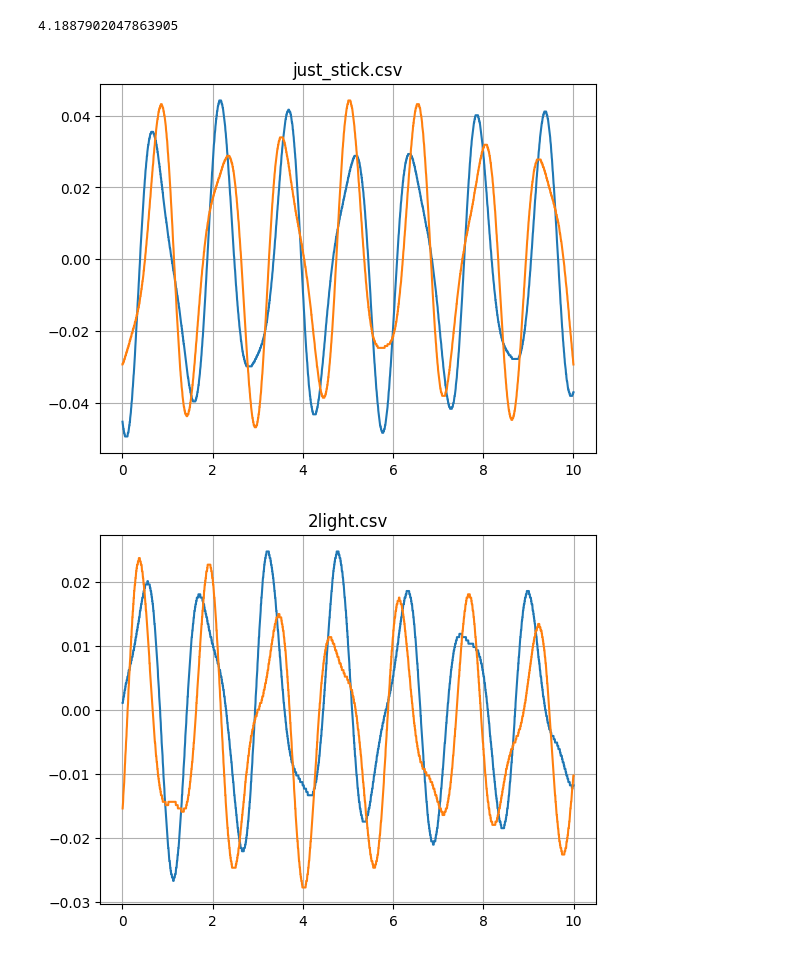
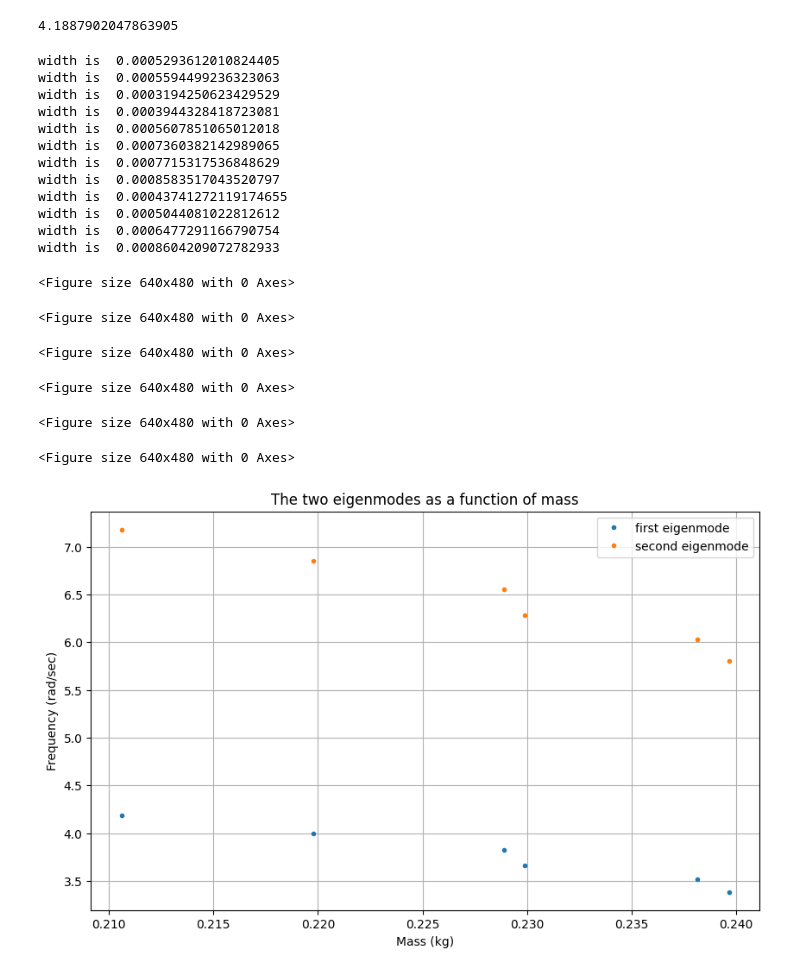
Before and after one commit to ronniegertman/Waves, a Jupyter notebook: two_oscillators.ipynb, the cells around one changed output. Saved outputs shown, nothing was run; the diff lists cells and outputs as text; code cells hidden in the pictures.

```diff
--- a/two_oscillators.ipynb
+++ b/two_oscillators.ipynb
@@ -220,10 +229,9 @@ def calc_freq_fourier_simple(time, x):
 
   return 2*np.pi*(w1), 2*np.pi*(w2), var
 # %%
-def w1_w2_avg(time, x_cart1, x_cart2):
-  w1_cart1, w2_cart1, var1 = calc_freq_fourier_simple(time, x_cart1)
-  w1_cart2, w2_cart2, var2 = calc_freq_fourier_simple(time, x_cart2)
-  return (w1_cart1 + w1_cart2)/2, (w2_cart1 + w2_cart2)/2
+def w1_w2_avg(time, x_cart1, x_cart2, add):
+  w1, w2, var1 = better_fourier(time, x_cart1, x_cart2, add)
+  return w1, w2
 # %%
 def calc_freq_simple(dt, Nperiods):
   return 2*np.pi*Nperiods/dt
@@ -234,30 +242,53 @@ calc_freq_simple(3, 2)
 # %%
 def analyze_data(files_array, weights_array):
   w1_array = []
   w2_array = []
+  add = 100
   for file in files_array:
     data = pd.read_csv(file)
     time = data['time(s)'].values
     x_cart1 = data['count B'].values * counts_to_meter
     x_cart2 = data['count A'].values * counts_to_meter
     plt.figure()
-    plt.plot(time, x_cart1, label="cart1")
-    plt.plot(time, x_cart2, label="cart2")
-    plt.grid()
-    plt.title(file)
-  #   w1, w2 = w1_w2_avg(time, x_cart1, x_cart2)
-  #   w1_array.append(w1)
-  #   w2_array.append(w2)
+    w1, w2 = w1_w2_avg(time, x_cart1, x_cart2, add)
+    w1_array.append(w1)
+    w2_array.append(w2)
+    add += 100
 
-  # plt.figure(figsize=(10,6))
-  # plt.plot(weights_array, w1_array,'.', label="first eigenmode")
-  # plt.plot(weights_array, w2_array,'.', label="second eigenmode")
-  # plt.title("Eigenmodes")
-  # plt.xlabel("Mass (kg)")
-  # plt.ylabel("Frequency (rad/sec)")
-  # plt.legend()
+  plt.figure(figsize=(10,6))
+  plt.plot(weights_array, w1_array,'.', label="first eigenmode")
+  plt.plot(weights_array, w2_array,'.', label="second eigenmode")
+
+  # r_sq_w1 = linear_reg(weights_array, w1_array, "first eigenmode")
+  # r_sq_w2 = linear_reg(weights_array, w2_array, "second eigenmode")
+  # print("r_sq_w1", r_sq_w1)
+  # print("r_sq_w2", r_sq_w2)
+
+  plt.legend()
+  plt.title("The two eigenmodes as a function of mass")
+  plt.xlabel("Mass (kg)")
+  plt.ylabel("Frequency (rad/sec)")
+  plt.grid()
+  plt.legend()
 
 analyze_data(files, weights_array)
 # %% [output]
+width is  0.0005293612010824405
+width is  0.0005594499236323063
+width is  0.0003194250623429529
+width is  0.0003944328418723081
+width is  0.0005607851065012018
+width is  0.0007360382142989065
+width is  0.0007715317536848629
+width is  0.0008583517043520797
+width is  0.00043741272119174655
+width is  0.0005044081022812612
+width is  0.0006477291166790754
+width is  0.0008604209072782933
+<Figure size 640x480 with 0 Axes>
+<Figure size 640x480 with 0 Axes>
+<Figure size 640x480 with 0 Axes>
+<Figure size 640x480 with 0 Axes>
+<Figure size 640x480 with 0 Axes>
+<Figure size 640x480 with 0 Axes>
-[figure, old version]
+[figure, new version]
-[figure, removed]
```
Also changed, not shown: parts of 7 cells of this notebook.
